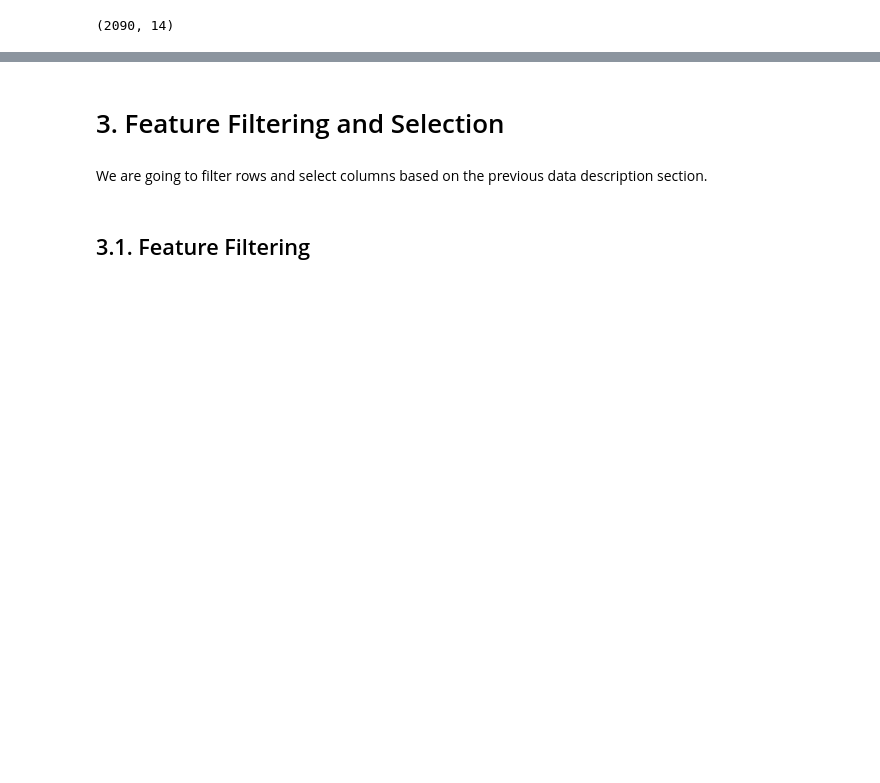
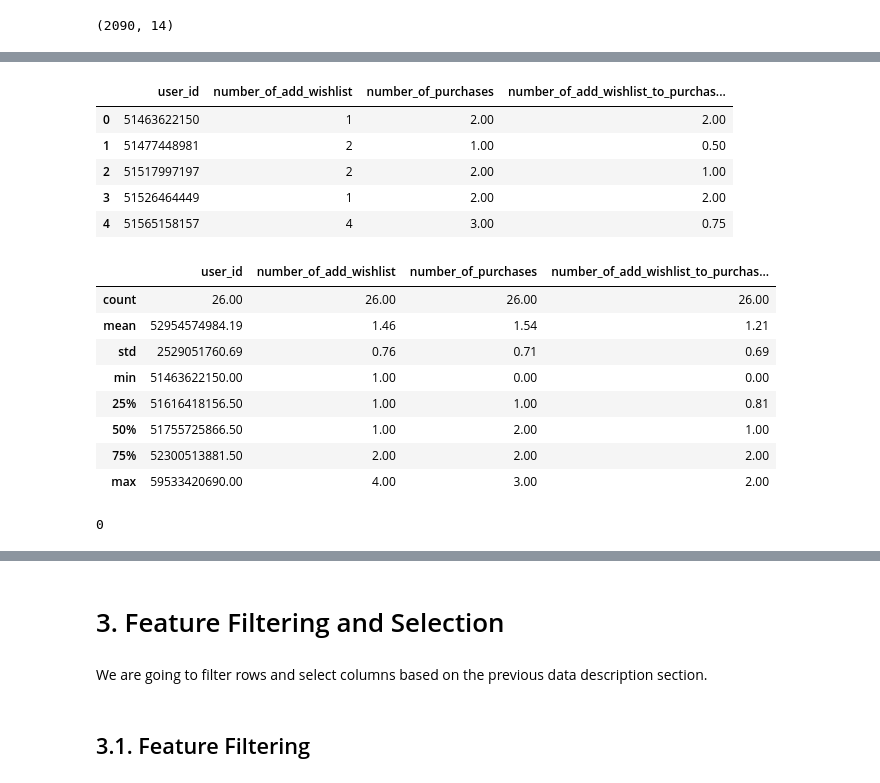
Before and after one commit to lucasquemelli/customer_propensity_purchase, a Jupyter notebook: customer_propensity_purchase.ipynb, the cells around one changed output, grey strips where cells are left out. Saved outputs shown, nothing was run; the diff lists cells and outputs as text; code cells hidden in the pictures; blank space fills up the shorter version.

```diff
--- a/customer_propensity_purchase.ipynb
+++ b/customer_propensity_purchase.ipynb
@@ -602,0 +798,27 @@ df2.shape
+# %%
+# Add wishlist to purchase ratio
+temp_add_wishlist_purch_ratio_user = purchase_ratios(action_col='add_to_wishlist',
+                                             id_col='user_id',col_name='number_of_add_wishlist')
+
+display(temp_add_wishlist_purch_ratio_user.head())
+temp_add_wishlist_purch_ratio_user.describe()
+# %% [output]
+|  | user_id | number_of_add_wishlist | number_of_purchases | number_of_add_wishlist_to_purchas... |
+| 0 | 51463622150 | 1 | 2.00 | 2.00 |
+| 1 | 51477448981 | 2 | 1.00 | 0.50 |
+| 2 | 51517997197 | 2 | 2.00 | 1.00 |
+| 3 | 51526464449 | 1 | 2.00 | 2.00 |
+| 4 | 51565158157 | 4 | 3.00 | 0.75 |
+|  | user_id | number_of_add_wishlist | number_of_purchases | number_of_add_wishlist_to_purchas... |
+| count | 26.00 | 26.00 | 26.00 | 26.00 |
+| mean | 52954574984.19 | 1.46 | 1.54 | 1.21 |
+| std | 2529051760.69 | 0.76 | 0.71 | 0.69 |
+| min | 51463622150.00 | 1.00 | 0.00 | 0.00 |
+| 25% | 51616418156.50 | 1.00 | 1.00 | 0.81 |
+| 50% | 51755725866.50 | 1.00 | 2.00 | 1.00 |
+| 75% | 52300513881.50 | 2.00 | 2.00 | 2.00 |
+| max | 59533420690.00 | 4.00 | 3.00 | 2.00 |
+# %%
+gc.collect()
+# %% [output]
+0
```
Also changed, not shown: parts of 37 cells of this notebook.
